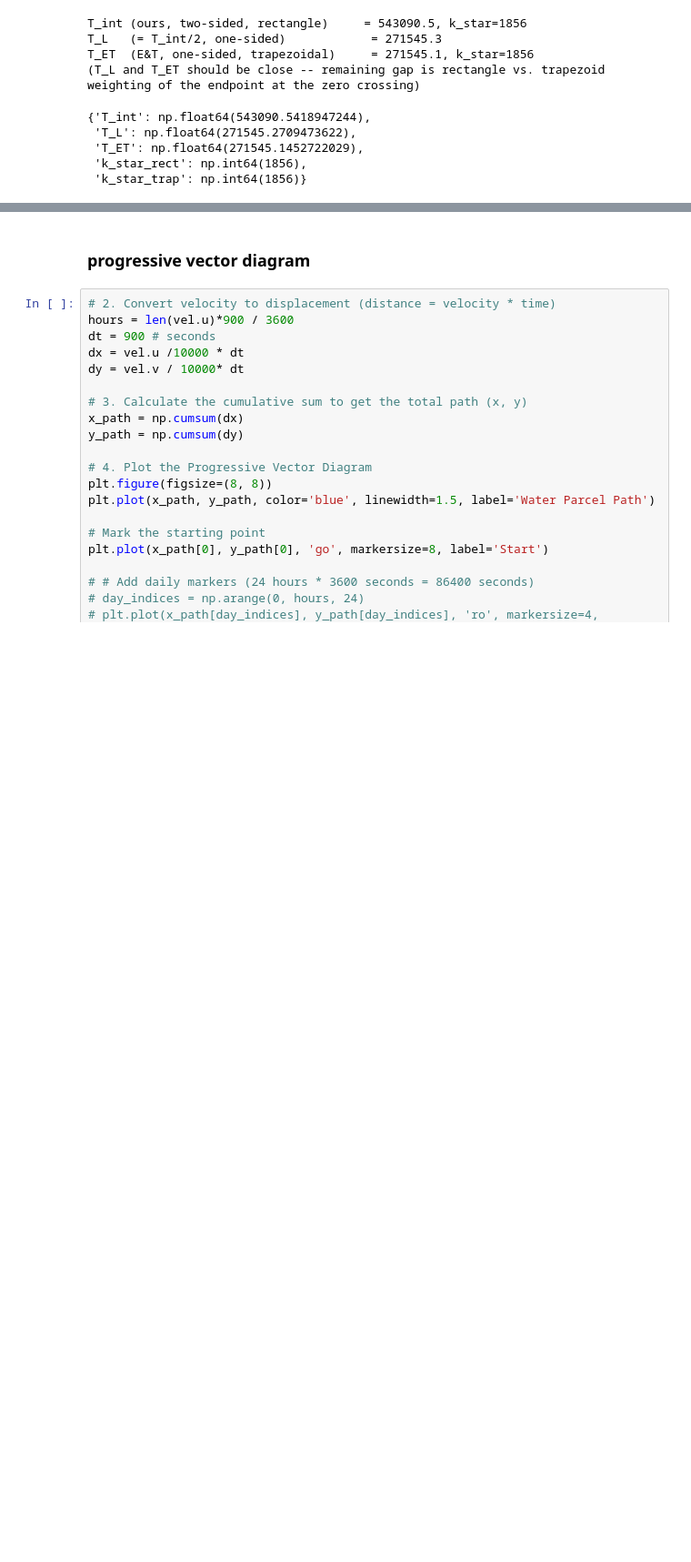
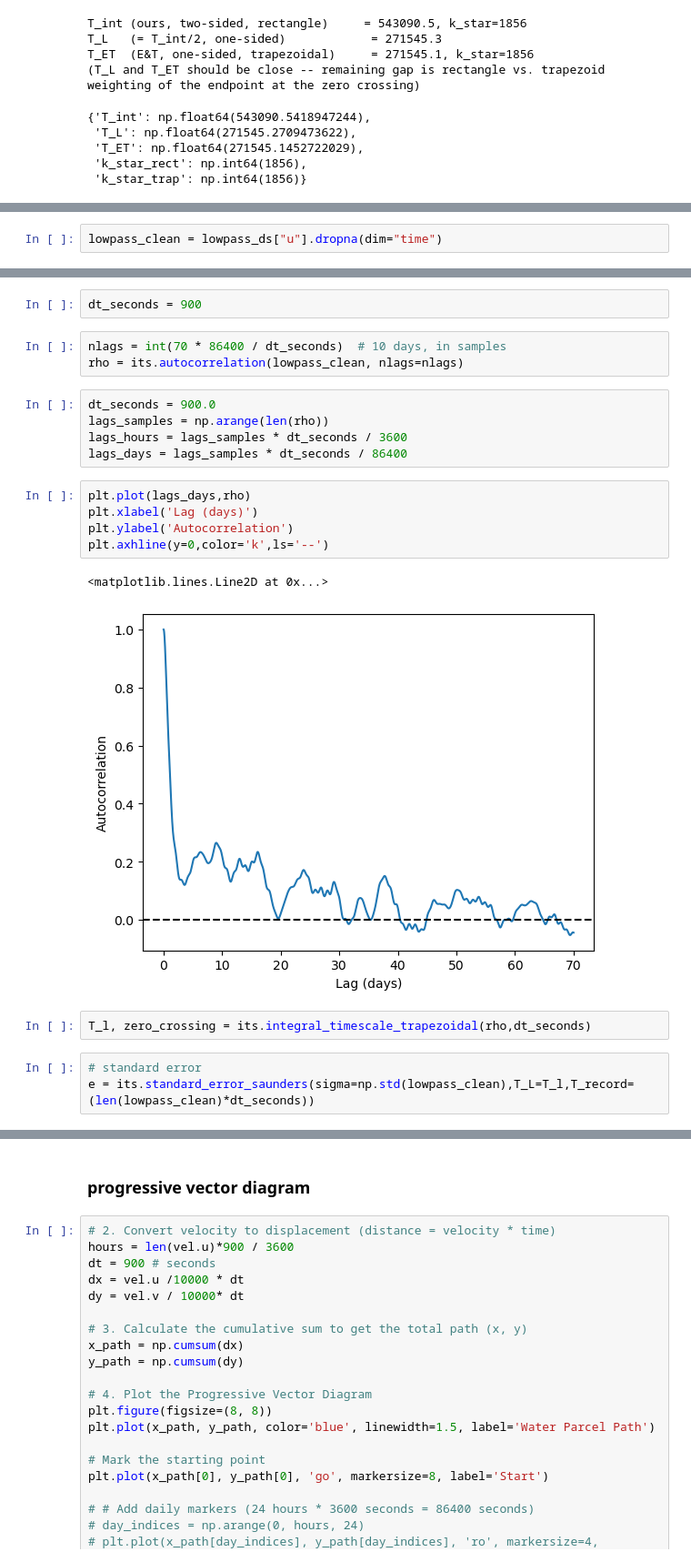
Before and after one commit to MackenzieBlanusa/TNB_tools, a Jupyter notebook: MastersThesis/Integral_Timescale.ipynb, the cells around one changed output, grey strips where cells are left out. Shown at 91% size. Drawn from its saved outputs; the diff is of its cells as text; blank space fills up the shorter version.

Commit message:
Started integral timescale analysis and .py file

```diff
--- a/MastersThesis/Integral_Timescale.ipynb
+++ b/MastersThesis/Integral_Timescale.ipynb
@@ -195,0 +294,2 @@ T_ET  (E&T, one-sided, trapezoidal)     = 271545.1, k_star=1856
+# %%
+lowpass_clean = lowpass_ds["u"].dropna(dim="time")
@@ -195,0 +311,23 @@ T_ET  (E&T, one-sided, trapezoidal)     = 271545.1, k_star=1856
+# %%
+dt_seconds = 900
+# %%
+nlags = int(70 * 86400 / dt_seconds)  # 10 days, in samples
+rho = its.autocorrelation(lowpass_clean, nlags=nlags)
+# %%
+dt_seconds = 900.0
+lags_samples = np.arange(len(rho))
+lags_hours = lags_samples * dt_seconds / 3600
+lags_days = lags_samples * dt_seconds / 86400
+# %%
+plt.plot(lags_days,rho)
+plt.xlabel('Lag (days)')
+plt.ylabel('Autocorrelation')
+plt.axhline(y=0,color='k',ls='--')
+# %% [output]
+<matplotlib.lines.Line2D at 0x...>
+[figure, added]
+# %%
+T_l, zero_crossing = its.integral_timescale_trapezoidal(rho,dt_seconds)
+# %%
+# standard error
+e = its.standard_error_saunders(sigma=np.std(lowpass_clean),T_L=T_l,T_record=(len(lowpass_clean)*dt_seconds))
```
Also changed, not shown: parts of 18 cells of this notebook.
